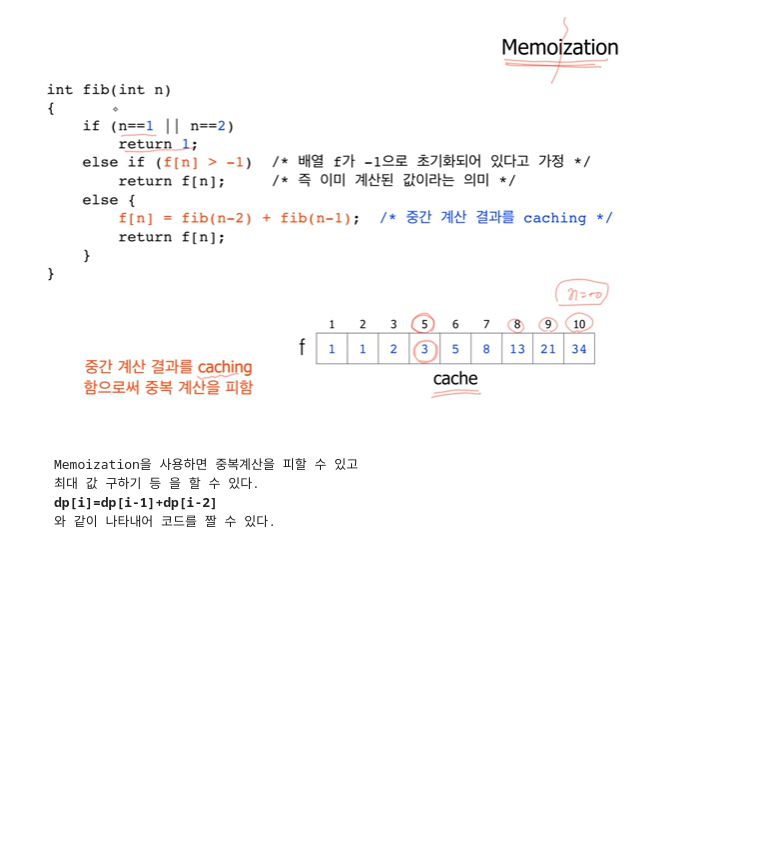
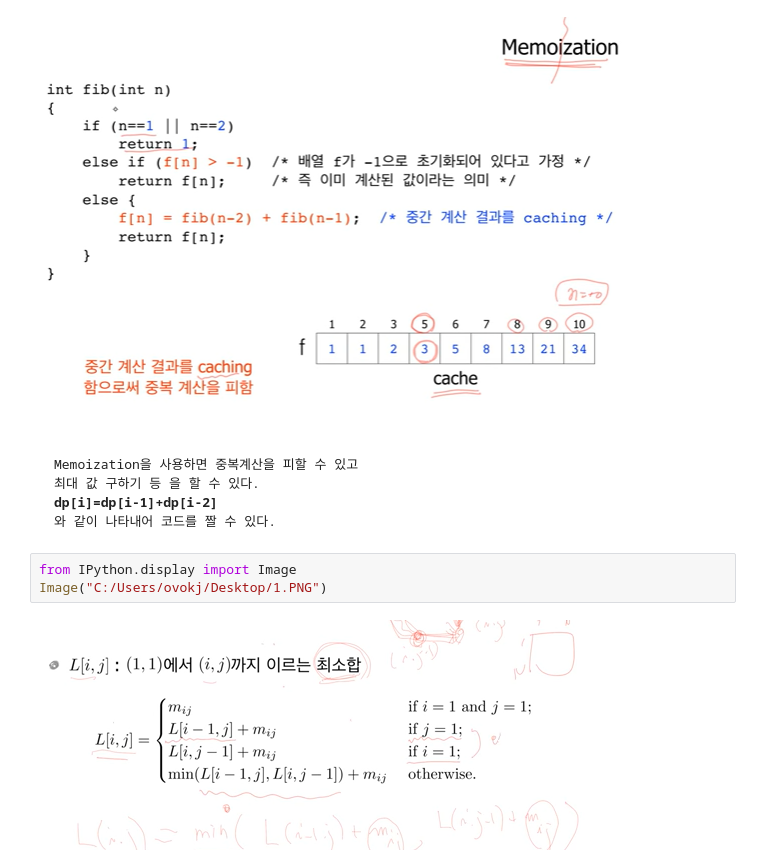
Before and after one commit to zirzirlove96/-, a Jupyter notebook: 예제 문제/Dynamic Programming (동적 프로그래밍).ipynb, the cells around one changed output. Saved outputs shown, nothing was run; the diff lists cells and outputs as text; blank space fills up the shorter version.

```diff
--- a/예제 문제/Dynamic Programming (동적 프로그래밍).ipynb
+++ b/예제 문제/Dynamic Programming (동적 프로그래밍).ipynb
@@ -17,3 +17,8 @@ Memoization을 사용하면 중복계산을 피할 수 있고
 <strong>dp[i]=dp[i-1]+dp[i-2]</strong>
 와 같이 나타내어 코드를 짤 수 있다.
 </pre>
+# %%
+from IPython.display import Image
+Image("C:/Users/ovokj/Desktop/1.PNG")
+# %% [output]
+[figure, added]
```
Also changed, not shown: parts of 2 cells of this notebook, 4 other files.
